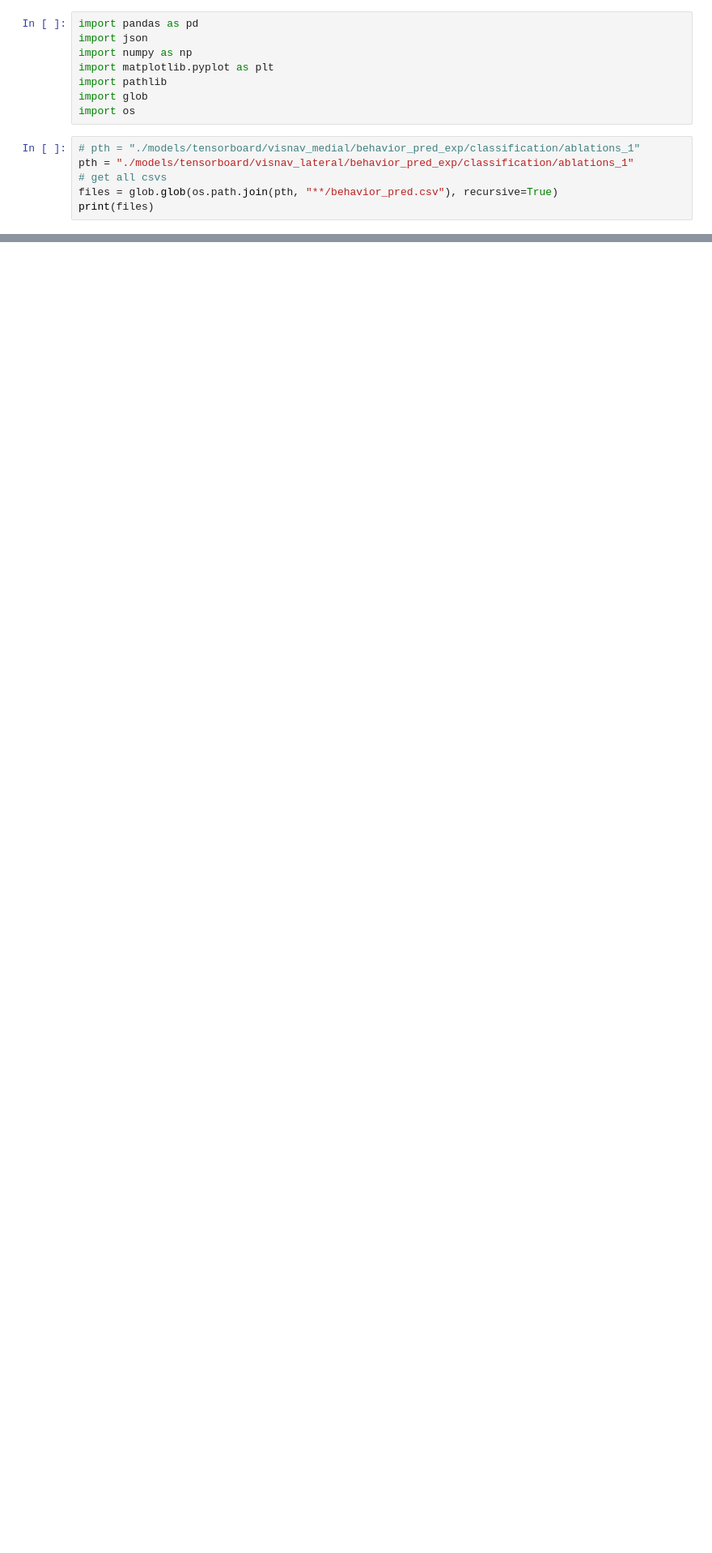
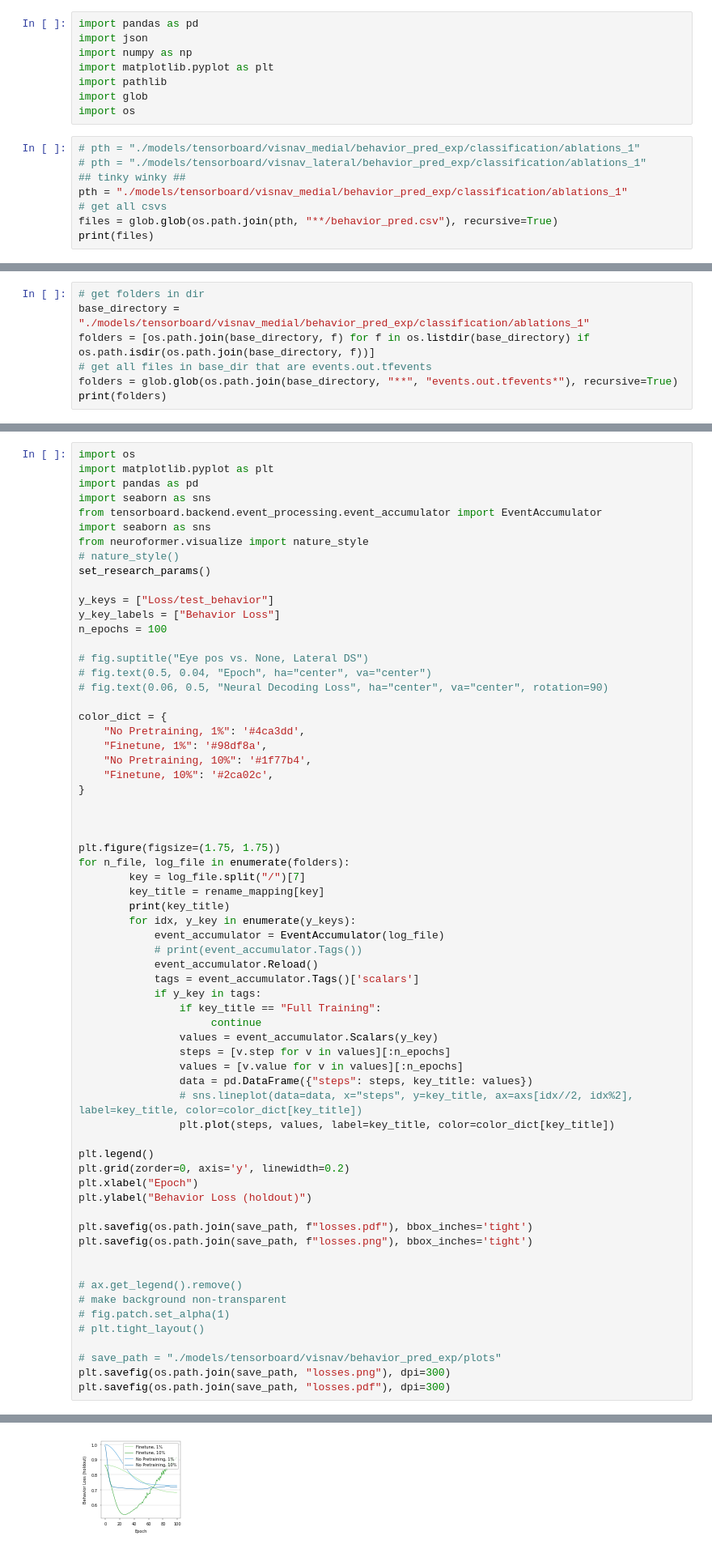
Before and after one commit to a-antoniades/neuroformer_, a Jupyter notebook: experiment_save_behavior.ipynb, the cells around one changed output, grey strips where cells are left out. Shown at 81% size. Saved outputs shown, nothing was run; the diff lists cells and outputs as text; blank space fills up the shorter version.

```diff
--- a/experiment_save_behavior.ipynb
+++ b/experiment_save_behavior.ipynb
@@ -8,7 +8,9 @@ import glob
 import os
 # %%
 # pth = "./models/tensorboard/visnav_medial/behavior_pred_exp/classification/ablations_1"
-pth = "./models/tensorboard/visnav_lateral/behavior_pred_exp/classification/ablations_1"
+# pth = "./models/tensorboard/visnav_lateral/behavior_pred_exp/classification/ablations_1"
+## tinky winky ##
+pth = "./models/tensorboard/visnav_medial/behavior_pred_exp/classification/ablations_1"
 # get all csvs
 files = glob.glob(os.path.join(pth, "**/behavior_pred.csv"), recursive=True)
 print(files)
@@ -39,0 +191,7 @@ r: 0.6734220045192145, p: 0.0
+# %%
+# get folders in dir
+base_directory = "./models/tensorboard/visnav_medial/behavior_pred_exp/classification/ablations_1"
+folders = [os.path.join(base_directory, f) for f in os.listdir(base_directory) if os.path.isdir(os.path.join(base_directory, f))]
+# get all files in base_dir that are events.out.tfevents
+folders = glob.glob(os.path.join(base_directory, "**", "events.out.tfevents*"), recursive=True)
+print(folders)
@@ -39,0 +200,66 @@ r: 0.6734220045192145, p: 0.0
+# %%
+import os
+import matplotlib.pyplot as plt
+import pandas as pd
+import seaborn as sns
+from tensorboard.backend.event_processing.event_accumulator import EventAccumulator
+import seaborn as sns
+from neuroformer.visualize import nature_style
+# nature_style()
+set_research_params()
+
+y_keys = ["Loss/test_behavior"]
+y_key_labels = ["Behavior Loss"]
+n_epochs = 100
+
+# fig.suptitle("Eye pos vs. None, Lateral DS")
+# fig.text(0.5, 0.04, "Epoch", ha="center", va="center")
+# fig.text(0.06, 0.5, "Neural Decoding Loss", ha="center", va="center", rotation=90)
+
+color_dict = {
+    "No Pretraining, 1%": '#4ca3dd',
+    "Finetune, 1%": '#98df8a',
+    "No Pretraining, 10%": '#1f77b4',
+    "Finetune, 10%": '#2ca02c',
+}
+
+
+
+plt.figure(figsize=(1.75, 1.75))
+for n_file, log_file in enumerate(folders):
+        key = log_file.split("/")[7]
+        key_title = rename_mapping[key]
+        print(key_title)
+        for idx, y_key in enumerate(y_keys):
+            event_accumulator = EventAccumulator(log_file)
+            # print(event_accumulator.Tags())
+            event_accumulator.Reload()
+            tags = event_accumulator.Tags()['scalars']
+            if y_key in tags:
+                if key_title == "Full Training":
+                     continue
+                values = event_accumulator.Scalars(y_key)
+                steps = [v.step for v in values][:n_epochs]
+                values = [v.value for v in values][:n_epochs]
+                data = pd.DataFrame({"steps": steps, key_title: values})
+                # sns.lineplot(data=data, x="steps", y=key_title, ax=axs[idx//2, idx%2], label=key_title, color=color_dict[key_title])
+                plt.plot(steps, values, label=key_title, color=color_dict[key_title])
+
+plt.legend()
+plt.grid(zorder=0, axis='y', linewidth=0.2)
+plt.xlabel("Epoch")
+plt.ylabel("Behavior Loss (holdout)")
+
+plt.savefig(os.path.join(save_path, f"losses.pdf"), bbox_inches='tight')
+plt.savefig(os.path.join(save_path, f"losses.png"), bbox_inches='tight')
+
+
+# ax.get_legend().remove()
+# make background non-transparent
+# fig.patch.set_alpha(1)
+# plt.tight_layout()
+
+# save_path = "./models/tensorboard/visnav/behavior_pred_exp/plots"
+plt.savefig(os.path.join(save_path, "losses.png"), dpi=300)
+plt.savefig(os.path.join(save_path, "losses.pdf"), dpi=300)
+# %% [output]
@@ -39,0 +271 @@ r: 0.6734220045192145, p: 0.0
+[figure, added]
```
Also changed, not shown: parts of 8 cells of this notebook, 10 other files.
